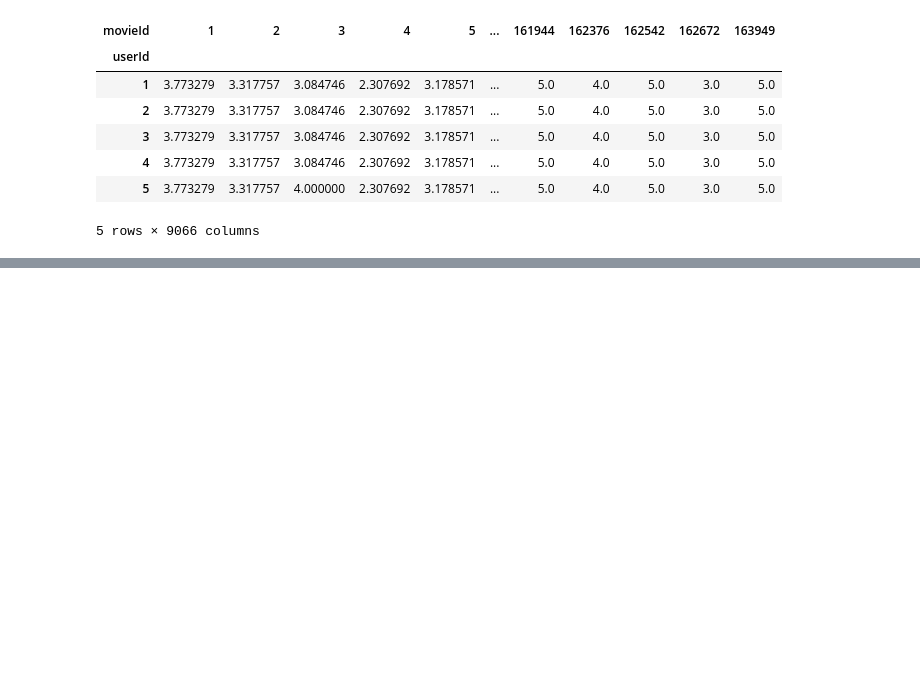
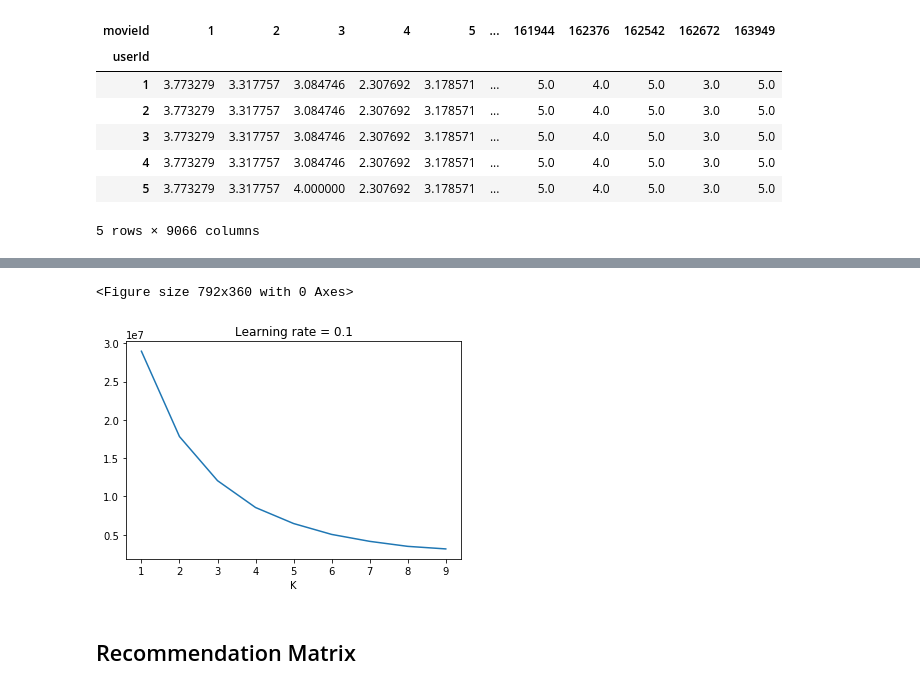
Before and after one commit to carlosgeovany/MachineLearning, a Jupyter notebook: RecommenderSystem.ipynb, the cells around one changed output, grey strips where cells are left out. Cells and saved outputs as stored; diff of their text form; code cells hidden in the pictures; blank space fills up the shorter version.

```diff
--- a/RecommenderSystem.ipynb
+++ b/RecommenderSystem.ipynb
@@ -176,9 +231,6 @@ ratings.drop('timestamp', axis=1, inplace=True)
 # %%
 ## Order by movieId
 ratings.sort_values('movieId', inplace=True)
-# %%
-## Remove float ratings by casting to int
-ratings['rating'] = ratings['rating'].astype(int)
 # %%
 ratings.info()
 # %% [output]
@@ -319,3 +376,3 @@ best
 # %%
 ## Find best with full training data and folded best
-mse = find_best(ratings,max_Ks=7,learning_rate=[0.1],iterations=20)
+mse = find_best(ratings,max_Ks=9,learning_rate=[0.1],iterations=10)
@@ -322,3 +389,14 @@ mse = find_best(ratings,max_Ks=7,learning_rate=[0.1],iterations=20)
+# %%
+## Get minimum by Learning rate
+
+## plot best k with bets learning rate
+plt.figure(figsize=(11, 5))
+mse.plot(x="K", y="MSE", legend=False)
+plt.title('Learning rate = 0.1')
+plt.show()
+# %% [output]
+<Figure size 792x360 with 0 Axes>
+[figure, added]
 # %%
 ## Best matrix with best k
 K = int(best_full[0])
@@ -336,6 +414,8 @@ plt.xlabel('Iterations')
 plt.ylabel('MSE')
 plt.title('MSE over iterations')
 plt.show()
+# %% [markdown]
+## Recommendation Matrix
 # %%
 ## Get the Predicted matrix
 recomm.matrix
```
Also changed, not shown: parts of 26 cells of this notebook, 1 other file.
